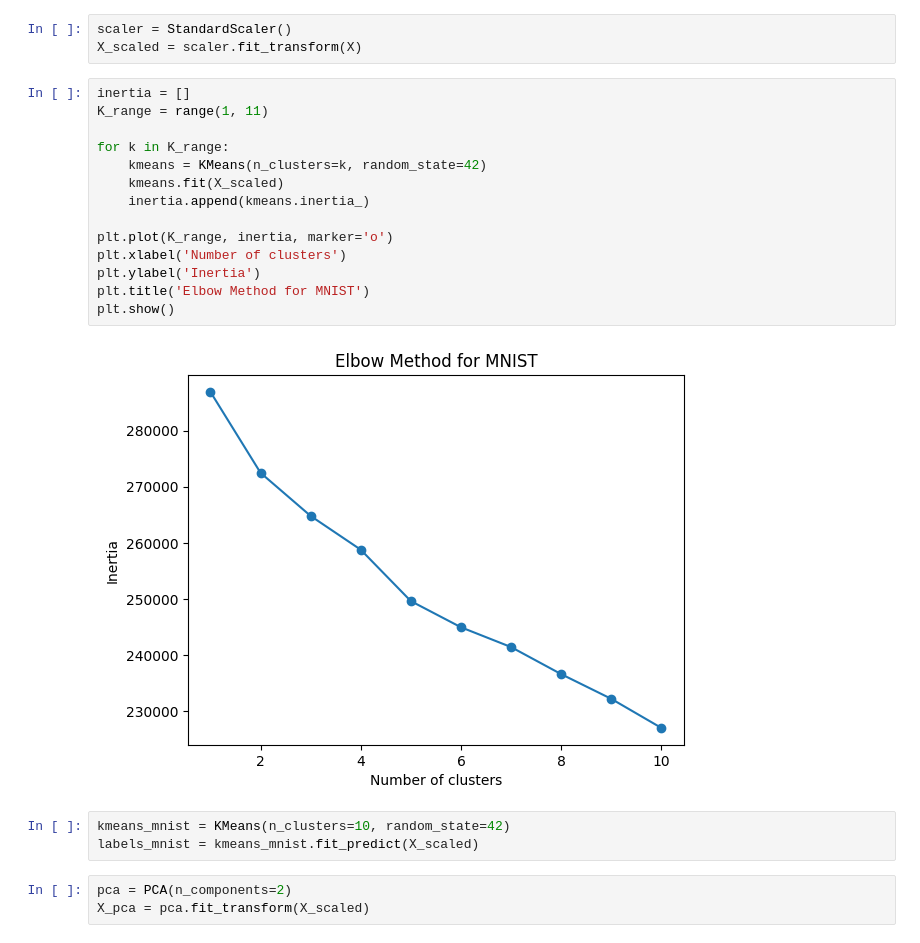
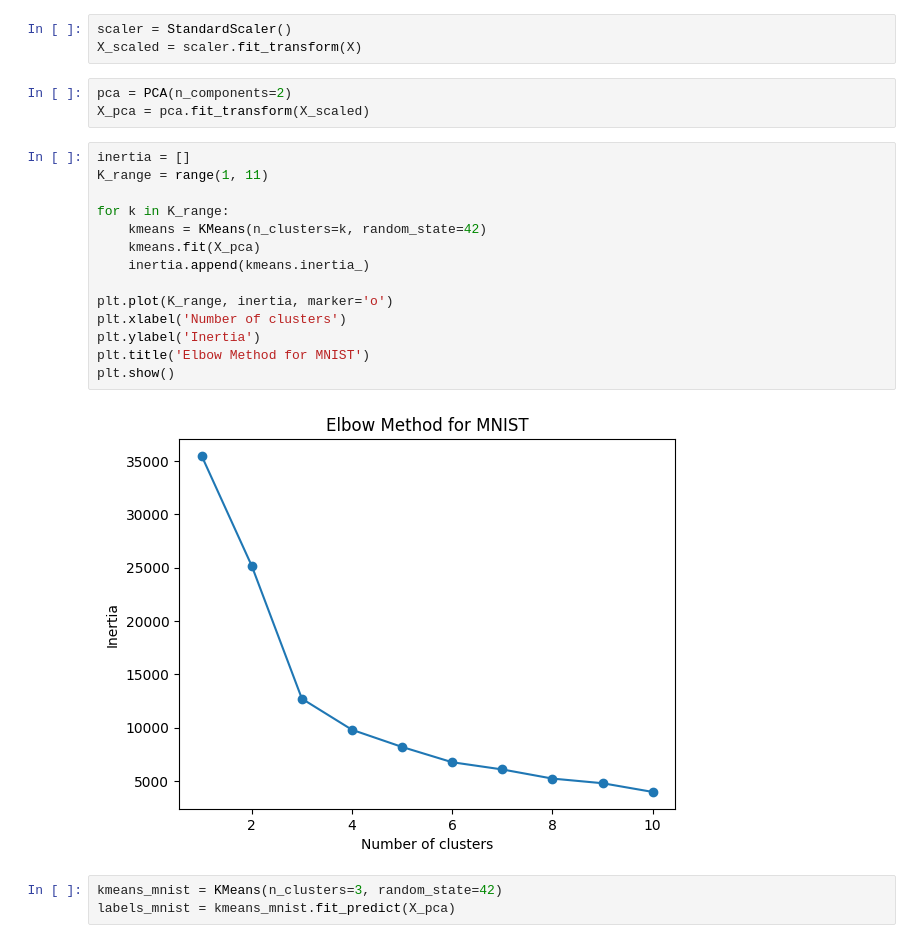
Before and after one commit to yevhen-moroz/goit-ds-hw-04-0-, a Jupyter notebook: HW_9/HW_9.ipynb, the cells around one changed output. Saved outputs shown, nothing was run; the diff lists cells and outputs as text.

```diff
--- a/HW_9/HW_9.ipynb
+++ b/HW_9/HW_9.ipynb
@@ -54,28 +54,28 @@ y = mnist.iloc[:, 0]
 # %%
 scaler = StandardScaler()
 X_scaled = scaler.fit_transform(X)
+# %%
+pca = PCA(n_components=2)
+X_pca = pca.fit_transform(X_scaled)
 # %%
 inertia = []
 K_range = range(1, 11)
 
 for k in K_range:
     kmeans = KMeans(n_clusters=k, random_state=42)
-    kmeans.fit(X_scaled)
+    kmeans.fit(X_pca)
     inertia.append(kmeans.inertia_)
 
 plt.plot(K_range, inertia, marker='o')
 plt.xlabel('Number of clusters')
 plt.ylabel('Inertia')
 plt.title('Elbow Method for MNIST')
 plt.show()
 # %% [output]
-[figure, old version]
+[figure, new version]
 # %%
-kmeans_mnist = KMeans(n_clusters=10, random_state=42)
-labels_mnist = kmeans_mnist.fit_predict(X_scaled)
+kmeans_mnist = KMeans(n_clusters=3, random_state=42)
+labels_mnist = kmeans_mnist.fit_predict(X_pca)
-# %%
-pca = PCA(n_components=2)
-X_pca = pca.fit_transform(X_scaled)
 # %%
 plt.scatter(X_pca[:, 0], X_pca[:, 1], c=labels_mnist)
 plt.title('MNIST Clusters (PCA reduced to 2D)')
```
Also changed, not shown: parts of 3 cells of this notebook.
